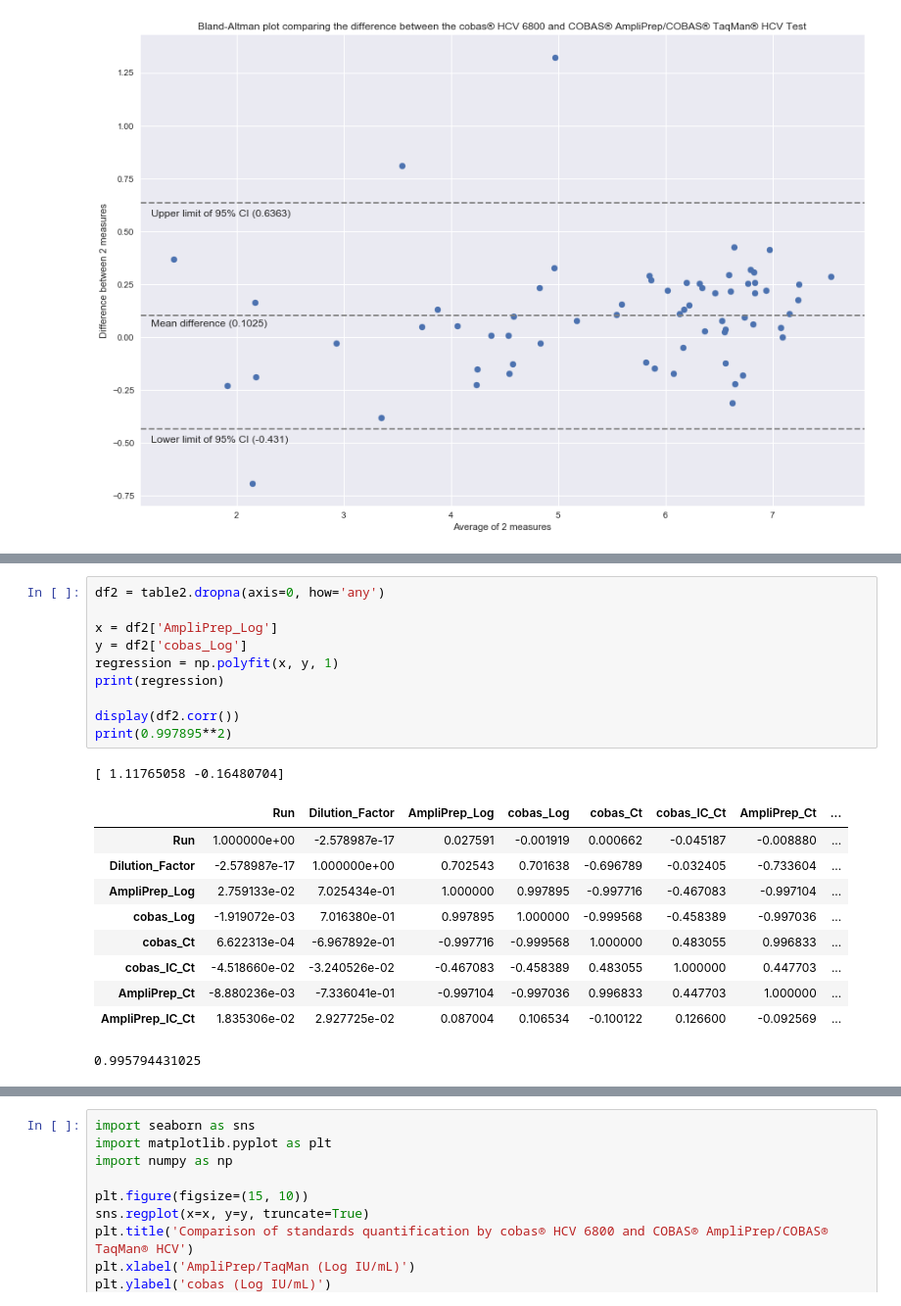
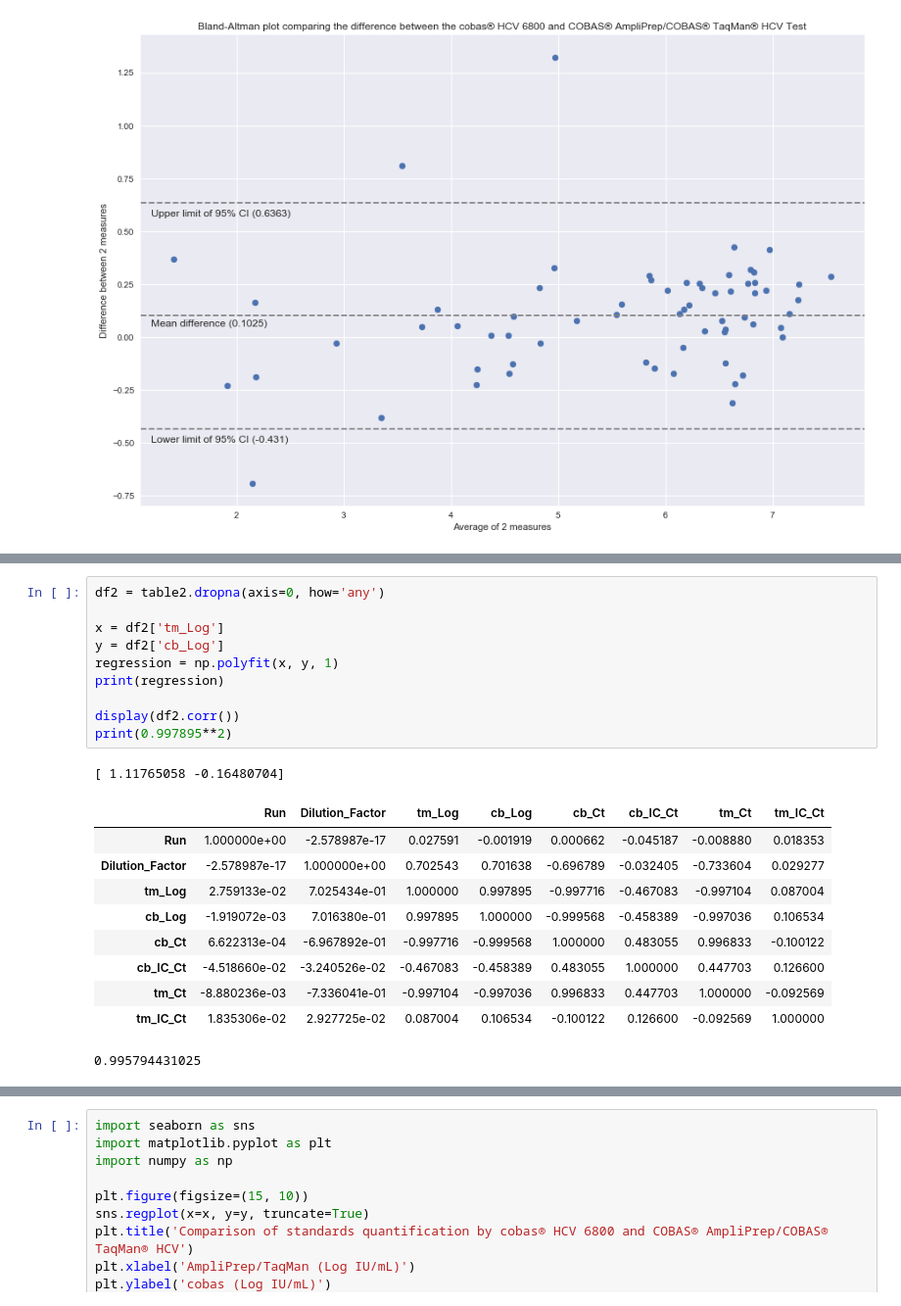
Before and after one commit to hkailee/LabValidationPlots, a Jupyter notebook: workingTable.ipynb, the cells around one changed output, grey strips where cells are left out. Shown: that part at 98% size. Drawn from its saved outputs; the diff is of its cells as text.

```diff
--- a/workingTable.ipynb
+++ b/workingTable.ipynb
@@ -149,24 +147,24 @@ display(table2)
 # %%
 df2 = table2.dropna(axis=0, how='any')
 
-x = df2['AmpliPrep_Log']
-y = df2['cobas_Log']
+x = df2['tm_Log']
+y = df2['cb_Log']
 regression = np.polyfit(x, y, 1)
 print(regression)
 
 display(df2.corr())
 print(0.997895**2)
 # %% [output]
 [ 1.11765058 -0.16480704]
-|  | Run | Dilution_Factor | AmpliPrep_Log | cobas_Log | cobas_Ct | cobas_IC_Ct | AmpliPrep_Ct | ... |
-| Run | 1.000000e+00 | -2.578987e-17 | 0.027591 | -0.001919 | 0.000662 | -0.045187 | -0.008880 | ... |
-| Dilution_Factor | -2.578987e-17 | 1.000000e+00 | 0.702543 | 0.701638 | -0.696789 | -0.032405 | -0.733604 | ... |
-| AmpliPrep_Log | 2.759133e-02 | 7.025434e-01 | 1.000000 | 0.997895 | -0.997716 | -0.467083 | -0.997104 | ... |
-| cobas_Log | -1.919072e-03 | 7.016380e-01 | 0.997895 | 1.000000 | -0.999568 | -0.458389 | -0.997036 | ... |
-| cobas_Ct | 6.622313e-04 | -6.967892e-01 | -0.997716 | -0.999568 | 1.000000 | 0.483055 | 0.996833 | ... |
-| cobas_IC_Ct | -4.518660e-02 | -3.240526e-02 | -0.467083 | -0.458389 | 0.483055 | 1.000000 | 0.447703 | ... |
-| AmpliPrep_Ct | -8.880236e-03 | -7.336041e-01 | -0.997104 | -0.997036 | 0.996833 | 0.447703 | 1.000000 | ... |
-| AmpliPrep_IC_Ct | 1.835306e-02 | 2.927725e-02 | 0.087004 | 0.106534 | -0.100122 | 0.126600 | -0.092569 | ... |
+|  | Run | Dilution_Factor | tm_Log | cb_Log | cb_Ct | cb_IC_Ct | tm_Ct | tm_IC_Ct |
+| Run | 1.000000e+00 | -2.578987e-17 | 0.027591 | -0.001919 | 0.000662 | -0.045187 | -0.008880 | 0.018353 |
+| Dilution_Factor | -2.578987e-17 | 1.000000e+00 | 0.702543 | 0.701638 | -0.696789 | -0.032405 | -0.733604 | 0.029277 |
+| tm_Log | 2.759133e-02 | 7.025434e-01 | 1.000000 | 0.997895 | -0.997716 | -0.467083 | -0.997104 | 0.087004 |
+| cb_Log | -1.919072e-03 | 7.016380e-01 | 0.997895 | 1.000000 | -0.999568 | -0.458389 | -0.997036 | 0.106534 |
+| cb_Ct | 6.622313e-04 | -6.967892e-01 | -0.997716 | -0.999568 | 1.000000 | 0.483055 | 0.996833 | -0.100122 |
+| cb_IC_Ct | -4.518660e-02 | -3.240526e-02 | -0.467083 | -0.458389 | 0.483055 | 1.000000 | 0.447703 | 0.126600 |
+| tm_Ct | -8.880236e-03 | -7.336041e-01 | -0.997104 | -0.997036 | 0.996833 | 0.447703 | 1.000000 | -0.092569 |
+| tm_IC_Ct | 1.835306e-02 | 2.927725e-02 | 0.087004 | 0.106534 | -0.100122 | 0.126600 | -0.092569 | 1.000000 |
 0.995794431025
 # %%
 display(df2)
```
Also changed, not shown: parts of 7 cells of this notebook.
